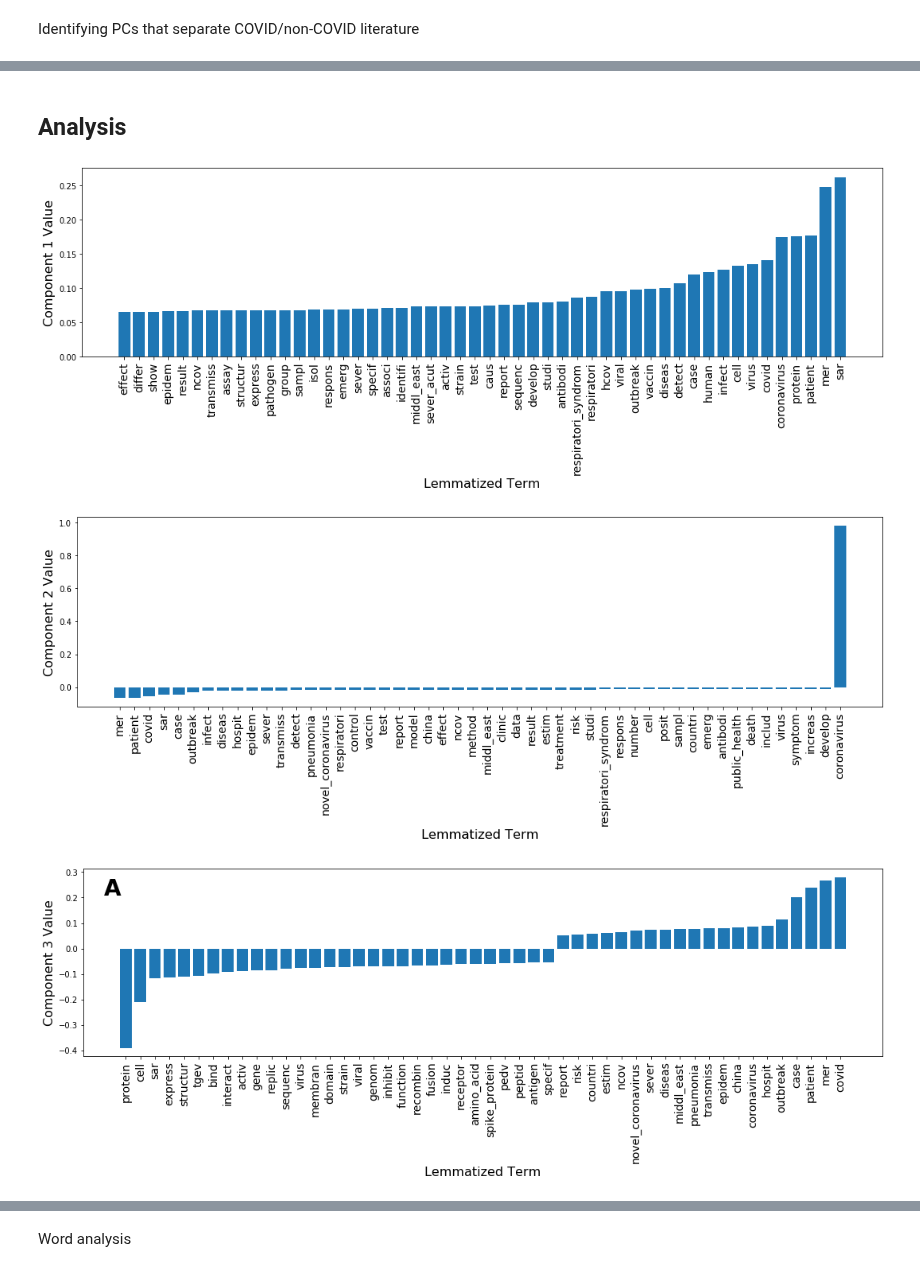
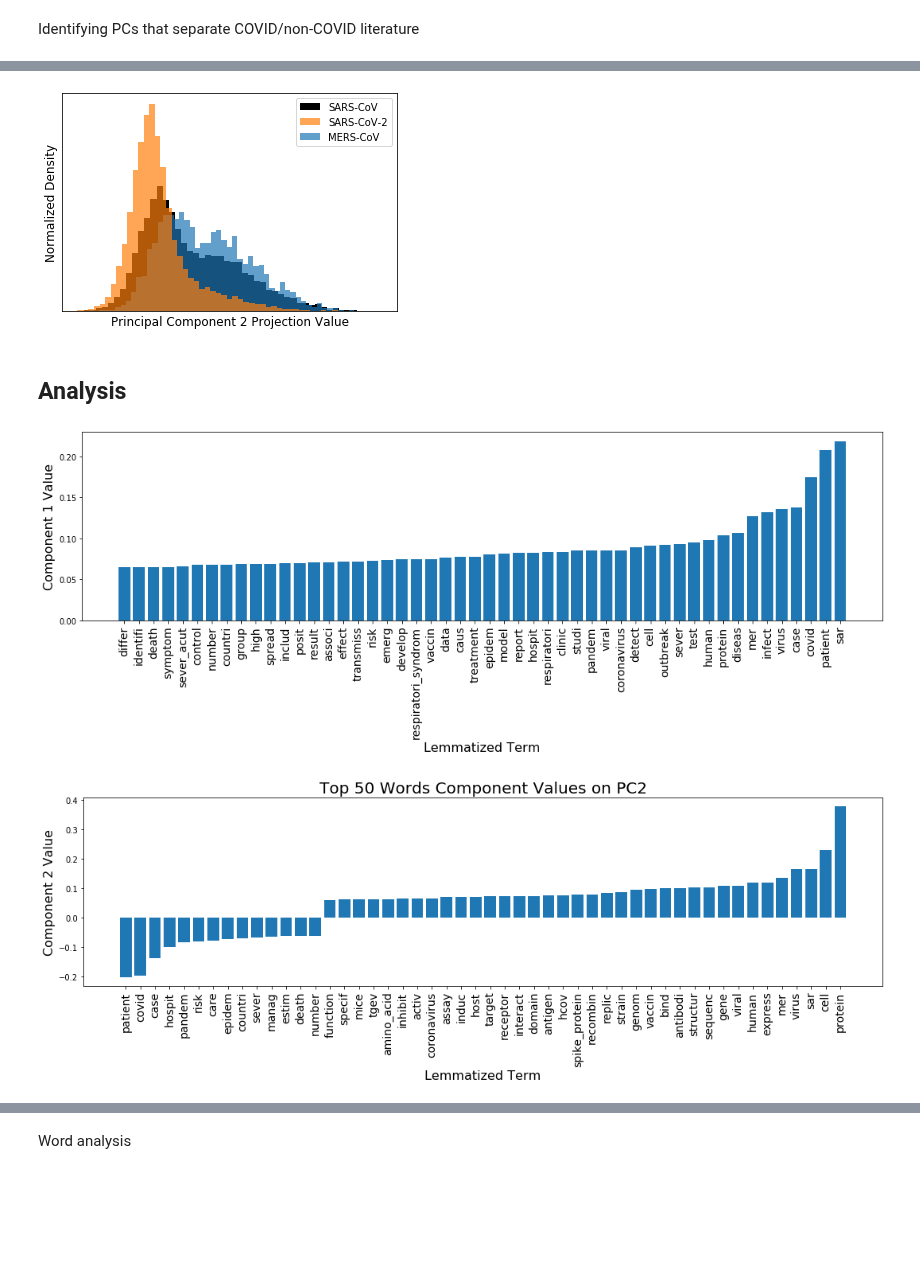
Before and after one commit to COVID19-DVRN/8-AI-Mapping-of-Relevant-Coronavirus-Literature, a Jupyter notebook: analysis/AbstractAnalytics-subsetted.ipynb, the cells around one changed output, grey strips where cells are left out. Drawn from its saved outputs; the diff is of its cells as text; code cells hidden in the pictures; blank space fills up the shorter version.

Commit message:
Data update, revised figure formats

```diff
--- a/analysis/AbstractAnalytics-subsetted.ipynb
+++ b/analysis/AbstractAnalytics-subsetted.ipynb
@@ -25,3 +31,5 @@ dpi = 300
 # %%
-metadata = pd.read_csv('big_data/metadata_20-04-03.csv')
+metadata = pd.read_csv('big_data/metadata_20-05-28.csv')
+print(len(metadata))
 metadata = metadata[pd.isnull(metadata['abstract']) == False].reset_index(drop=True)
+print(len(metadata))
@@ -101,8 +111,8 @@ tfidf_sparse_norm = normalize(tfidf_sparse, norm='l1', axis=1)
 truncatedsvd = TruncatedSVD(n_components = 30, algorithm = 'randomized', random_state = 20)
 # pca = PCA(n_components = 100, svd_solver = 'randomized', random_state = 20)
 
-transformed = truncatedsvd.fit_transform(tfidf_sparse_norm)
-# transformed = truncatedsvd.fit_transform(tfidf_sparse)
+# transformed = truncatedsvd.fit_transform(tfidf_sparse_norm)
+transformed = truncatedsvd.fit_transform(tfidf_sparse)
 
 
 plt.title('Explained Variance Ratio')
@@ -240,3 +243,22 @@ for c in range(10):
+# %%
+c = 1
+fig, ax = plt.subplots()
+_, _, _ = plt.hist(transformed[sars_article_indexes, c]
+         , density=True, alpha=1., bins=50, label='SARS-CoV', color='black')
+_, _, _ = plt.hist(transformed[covid_article_indexes, c], density=True,
+                   alpha=0.7, bins=50, label='SARS-CoV-2', zorder=20, color='tab:orange')
+_, _, _ = plt.hist(transformed[mers_article_indexes, c]
+         , density=True, alpha=.7, bins=50, label='MERS-CoV', color='tab:blue')
+#     plt.title('Distribution of Articles on Principal Component ' + str(c + 1), size=14)
+plt.xticks([]); plt.yticks([])
+plt.ylabel('Normalized Density', size=12)
+plt.xlabel('Principal Component ' + str(c + 1) + ' Projection Value', size=12)
+
+plt.legend()
+plt.savefig('Paper/Figures/2.png', dpi=dpi)
+plt.show()
+# %% [output]
+[figure, added]
 # %% [markdown]
 ## Analysis
 # %%
@@ -265,19 +287,21 @@ def get_top_words_and_scores(svd, dictionary, c, n, visual=True):
 # %%
 panel_lst = ['a', 'b']; panel_cnt = 0
 panel_set = [
     [0.025, 0.95, 'A'],
     [0.025, 0.95, 'B']
 ]
 
 for i in range(10):
     top_words_and_scores, fig, ax = get_top_words_and_scores(truncatedsvd, dictionary, i, 50, visual=True)
     if i in [c_0, c_1]:
-        plt.text(panel_set[panel_cnt][0], panel_set[panel_cnt][1], panel_set[panel_cnt][2],
-             transform=ax.transAxes, fontsize=28, fontweight='bold', va='top')
-        fig.savefig('Paper/Figures/4' + panel_lst[panel_cnt] +  '.png', dpi=dpi)
+#         plt.text(panel_set[panel_cnt][0], panel_set[panel_cnt][1], panel_set[panel_cnt][2],
+#              transform=ax.transAxes, fontsize=28, fontweight='bold', va='top')
+#         fig.savefig('Paper/Figures/4' + panel_lst[panel_cnt] +  '.png', dpi=dpi)
+        plt.title('Top 50 Words Component Values on PC' + str(i + 1), size=20)
+        fig.savefig('Paper/Figures/3' + '.png', dpi=dpi)
         panel_cnt += 1
+        break
     plt.show()
 # %% [output]
-[figure, old version]
+[figure, new version]
-[figure, old version]
+[figure, new version]
-[figure, removed]
```
Also changed, not shown: parts of 17 cells of this notebook.
